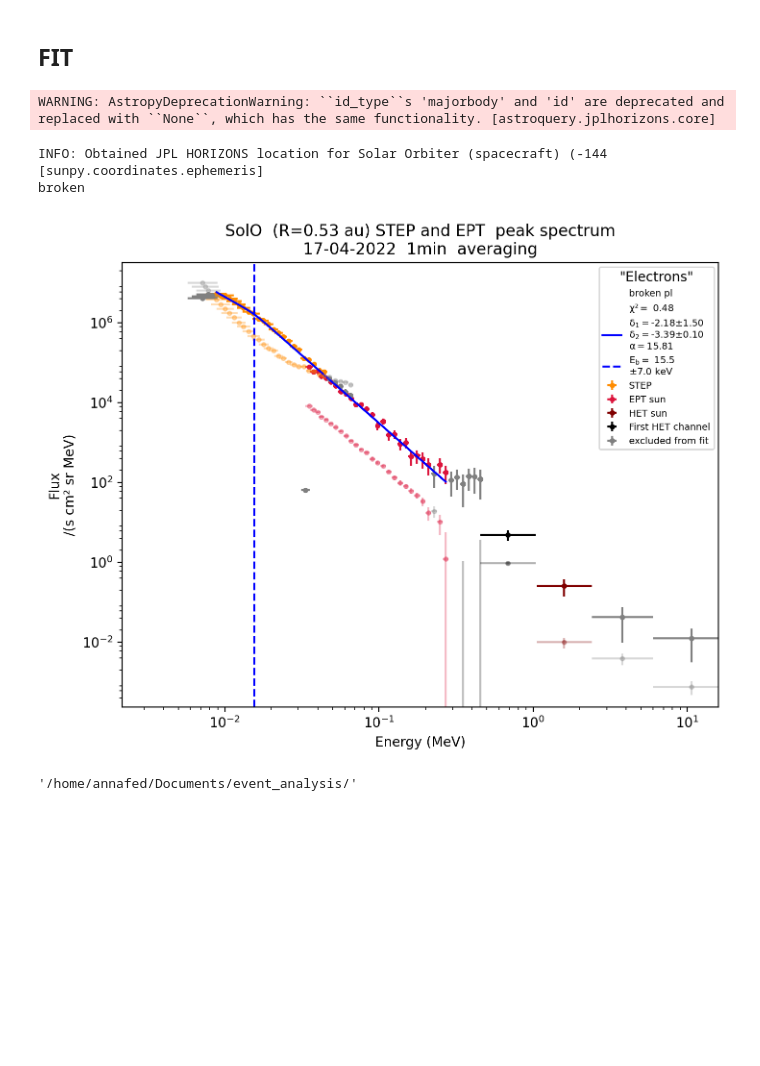
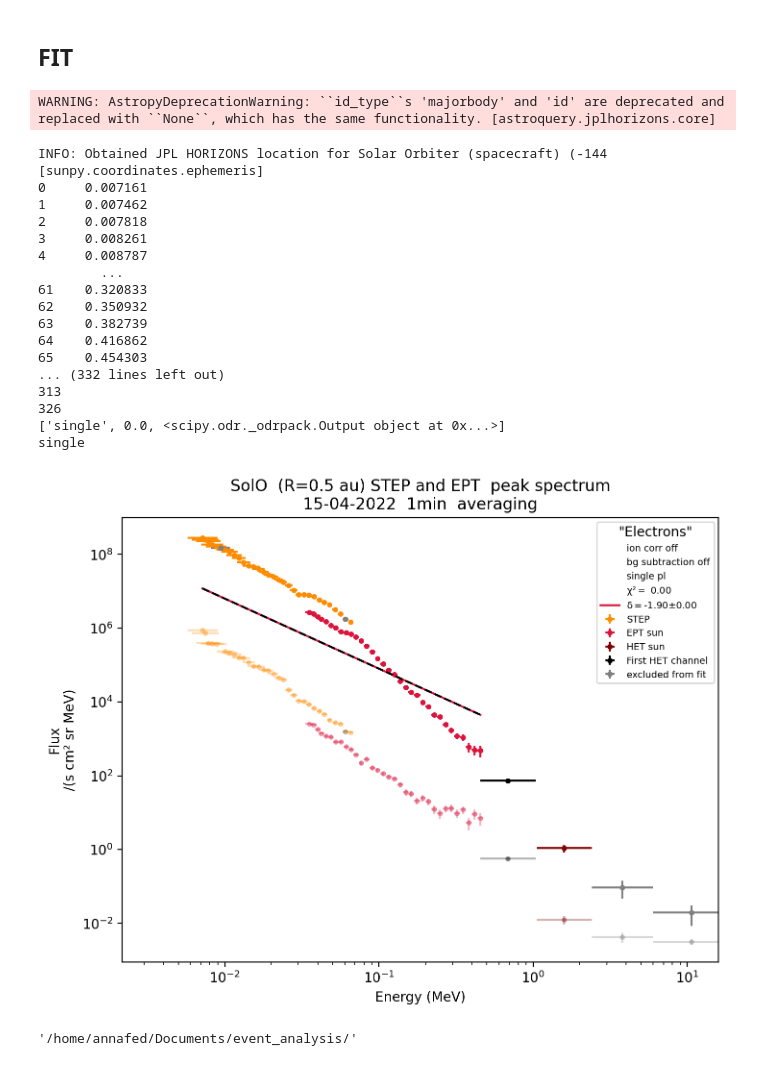
Before and after one commit to AnnamariaFedeli/SolOEPD-Plot-n-Fit-SEE, a Jupyter notebook: Plot-n-Fit-SEE-EnergySpectra.ipynb, the cells around one changed output. Cells and saved outputs as stored; diff of their text form; code cells hidden in the pictures; blank space fills up the shorter version.

```diff
--- a/Plot-n-Fit-SEE-EnergySpectra.ipynb
+++ b/Plot-n-Fit-SEE-EnergySpectra.ipynb
@@ -20,11 +21,11 @@ Choose a folder where you wish to save the data from the loading, plotting and f
 If create_sub_folders = True, a new folder will be created for each event and the data etc will be saved there.
 <br> date : (datetime) format: datetime(yyyy, mm, dd, HH, MM) The date and approximate injection time of the event.
 # %%
-path = 'event_analysis/'  # r'/home/annafed/Documents/event_analysis/'
+path =  r'/home/annafed/Documents/event_analysis/'
 create_sub_folders = True
 save_fit_run_variables_to_separate_folders = True
 
-date = datetime(2022, 4, 17, 8, 2)
+date = datetime(2022, 4, 15, 3, 2)
 saving = True
 # %% [markdown]
 position: this variable contains information about the location of SolO on the day of the event as well as the travel time of light and electrons with energy corresponding to the lowest STEP energy channel (4 keV) and the highest HET energy channel (10 MeV).
@@ -62,6 +65,9 @@ Choose a viewing direction and time averaging for the data.
 # %%
 direction = 'sun'
 averaging = 1
+
+ion_correction = False
+bg_subtraction = False
 
 step = True
 ept = True
@@ -308,20 +314,36 @@ fit_to = 'peak'
 e_min = None
 e_max = None
 
-which_fit = 'broken'
+which_fit = 'best'
 detailed_legend = True
 # %%
 FIT_DATA(path_to_folder, date, averaging = averaging, fit_type= fit_type, step = step, ept = ept, het = het,
          which_fit = which_fit, sigma = sigma, rel_err = rel_err, frac_nan_threshold = frac_nan_threshold, fit_to = fit_to,
          e_min = e_min, e_max = e_max, g1_guess = g1_guess, g2_guess = g2_guess, g3_guess = g3_guess, c1_guess = c1_guess,
          alpha_guess = alpha_guess, beta_guess = beta_guess, break_guess_low = break_guess_low, break_guess_high = break_guess_high, cut_guess = cut_guess,
          use_random = use_random, iterations = random_iterations, leave_out_1st_het_chan = leave_out_1st_het_chan, shift_step_data = shift_step_data,
-         shift_factor = shift_factor, save_fig = saving, save_pickle = False, save_fit_variables = saving, save_fitrun = saving, legend_details = detailed_legend)
+         shift_factor = shift_factor, save_fig = saving, save_pickle = False, save_fit_variables = saving, save_fitrun = saving, legend_details = detailed_legend,
+         ion_correction = ion_correction, bg_subtraction = bg_subtraction)
 # %% [output]
 WARNING: AstropyDeprecationWarning: ``id_type``s 'majorbody' and 'id' are deprecated and replaced with ``None``, which has the same functionality. [astroquery.jplhorizons.core]
 INFO: Obtained JPL HORIZONS location for Solar Orbiter (spacecraft) (-144 [sunpy.coordinates.ephemeris]
-broken
+0     0.007161
+1     0.007462
+2     0.007818
+3     0.008261
+4     0.008787
+        ...
+61    0.320833
+62    0.350932
+63    0.382739
+64    0.416862
+65    0.454303
+... (332 lines left out)
+313
+326
+['single', 0.0, <scipy.odr._odrpack.Output object at 0x...>]
+single
-[figure, old version]
+[figure, new version]
 # %%
 path
 # %% [output]
```
Also changed, not shown: parts of 11 cells of this notebook, 2 other files.
